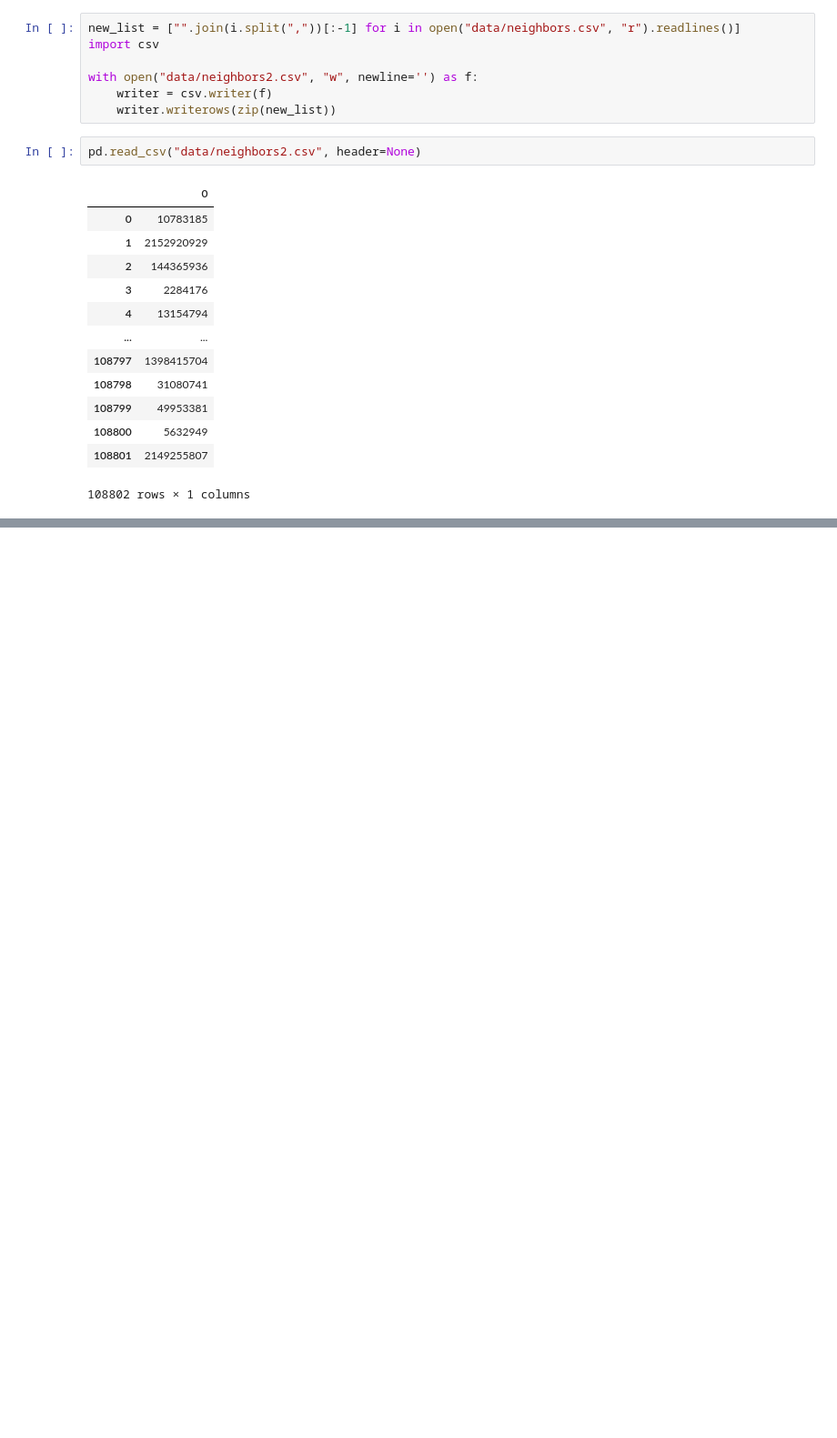
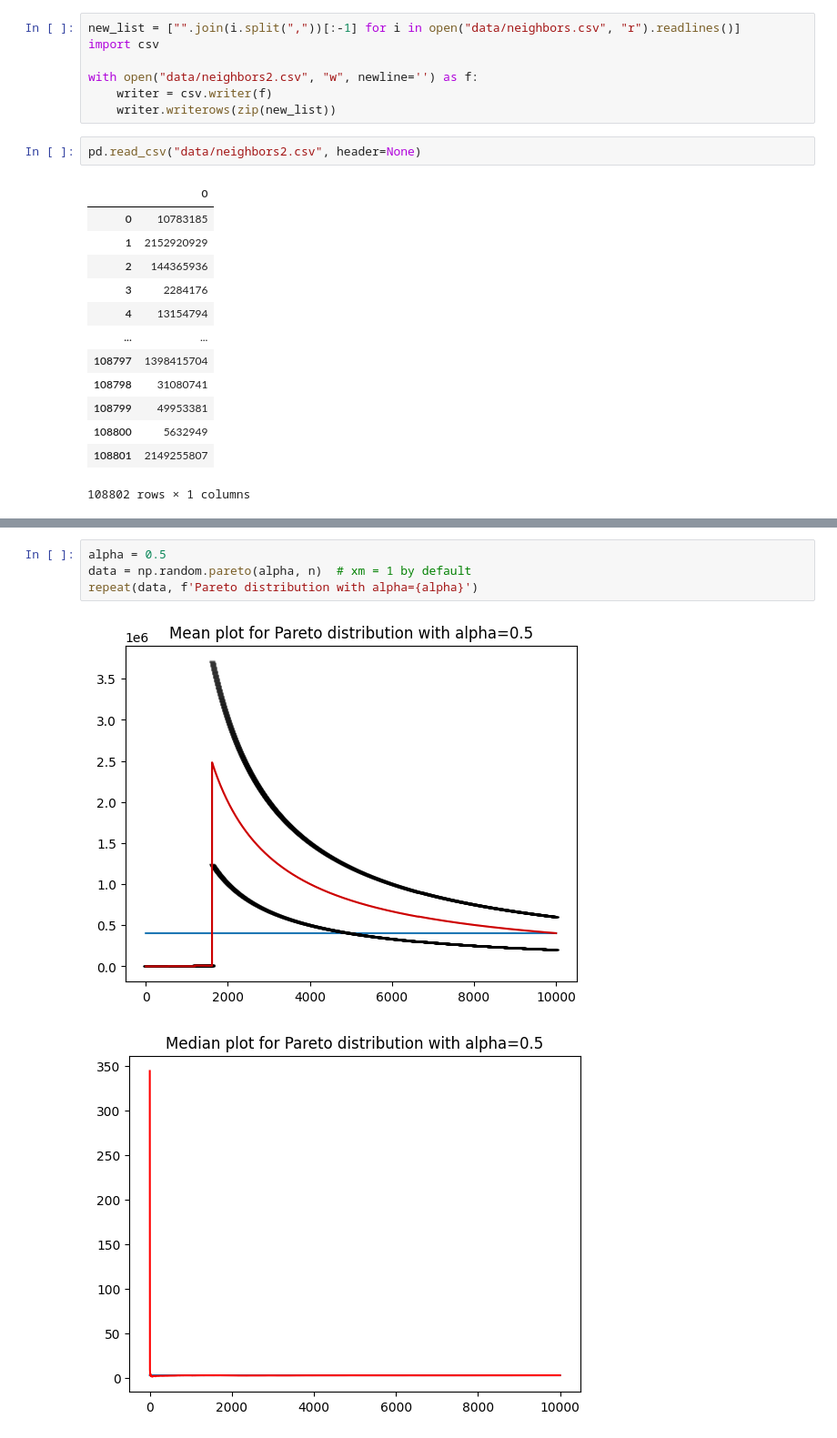
Before and after one commit to FabianScott/ComSoc, a Jupyter notebook: Week_3/week3.ipynb, the cells around one changed output, grey strips where cells are left out. Shown at 91% size. Saved outputs shown, nothing was run; the diff lists cells and outputs as text; blank space fills up the shorter version.

```diff
--- a/Week_3/week3.ipynb
+++ b/Week_3/week3.ipynb
@@ -97,0 +81,7 @@ plt.plot(x, np.random.pareto(N,N), color="red");
+# %%
+alpha = 0.5
+data = np.random.pareto(alpha, n)  # xm = 1 by default
+repeat(data, f'Pareto distribution with alpha={alpha}')
+# %% [output]
+[figure, added]
+[figure, added]
```
Also changed, not shown: parts of 11 cells of this notebook, 1 other file.
